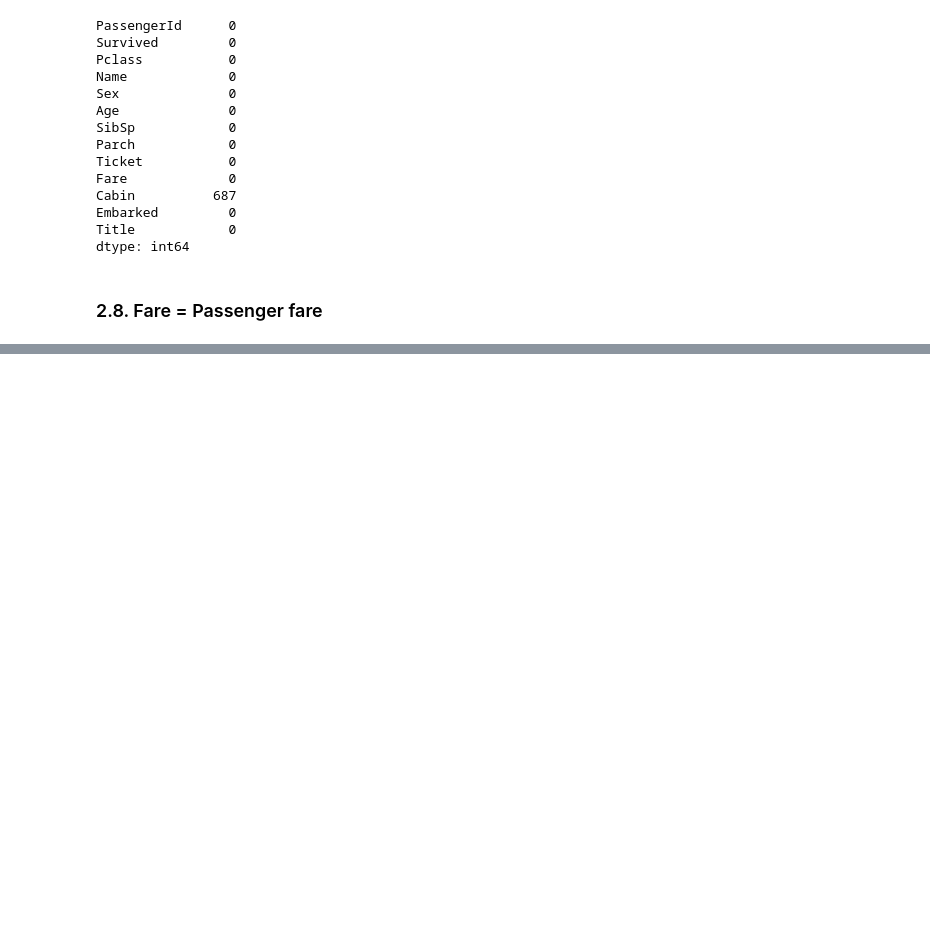
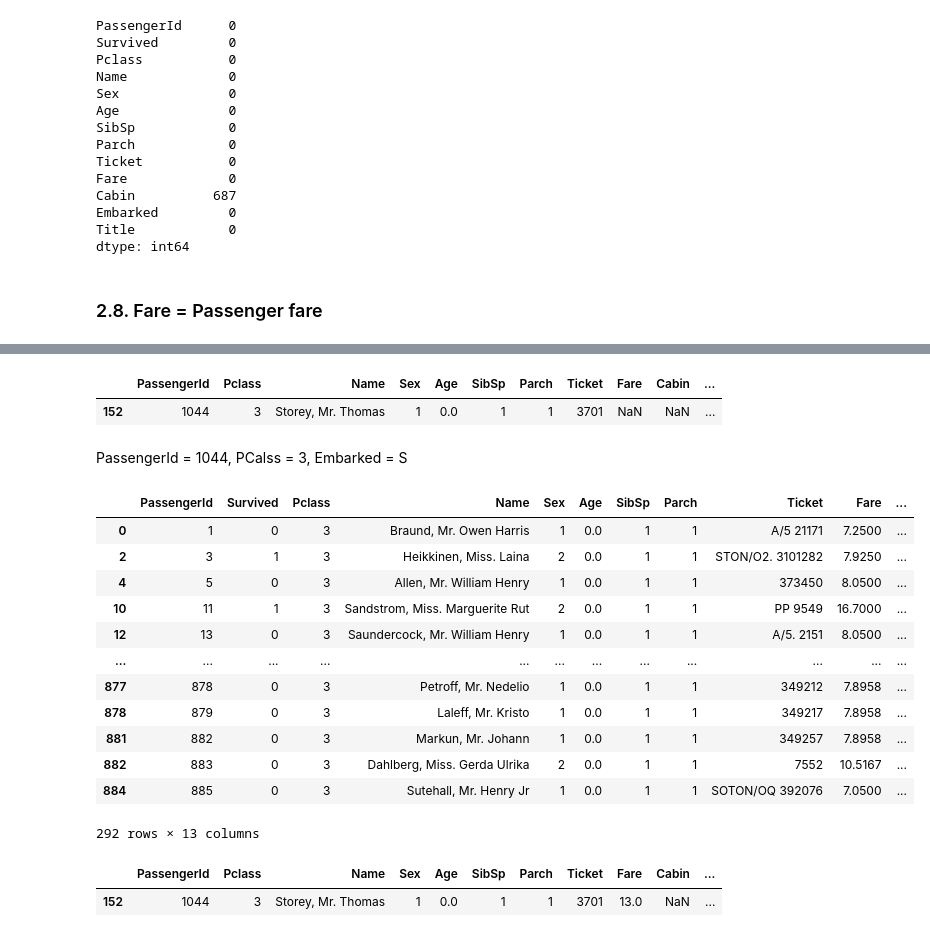
Before and after one commit to mrlee0708/kaggle-titanic, a Jupyter notebook: titanic-miran.ipynb, the cells around one changed output, grey strips where cells are left out. Saved outputs shown, nothing was run; the diff lists cells and outputs as text; code cells hidden in the pictures; blank space fills up the shorter version.

```diff
--- a/titanic-miran.ipynb
+++ b/titanic-miran.ipynb
@@ -533 +537,28 @@ Second	0.00	13.00	14.50	26.00	73.50
 Third	0.00	7.75	8.05	15.10	69.55
+# %%
+Fare_cond = "Fare.isnull()"
+df_Fare = test_df.query(Fare_cond)
+display(df_Fare)
+# %% [output]
+|  | PassengerId | Pclass | Name | Sex | Age | SibSp | Parch | Ticket | Fare | Cabin | ... |
+| 152 | 1044 | 3 | Storey, Mr. Thomas | 1 | 0.0 | 1 | 1 | 3701 | NaN | NaN | ... |
+# %% [markdown]
+PassengerId = 1044, PCalss = 3, Embarked = S
+# %%
+Fare_cond = "(Pclass==3) and (Embarked=='S') and (SibSp==1) and (Parch==1)"
+df_Fare = train_df.query(Fare_cond)
+display(df_Fare)
+# %% [output]
+|  | PassengerId | Survived | Pclass | Name | Sex | Age | SibSp | Parch | Ticket | Fare | ... |
+| 0 | 1 | 0 | 3 | Braund, Mr. Owen Harris | 1 | 0.0 | 1 | 1 | A/5 21171 | 7.2500 | ... |
+| 2 | 3 | 1 | 3 | Heikkinen, Miss. Laina | 2 | 0.0 | 1 | 1 | STON/O2. 3101282 | 7.9250 | ... |
+| 4 | 5 | 0 | 3 | Allen, Mr. William Henry | 1 | 0.0 | 1 | 1 | 373450 | 8.0500 | ... |
+| 10 | 11 | 1 | 3 | Sandstrom, Miss. Marguerite Rut | 2 | 0.0 | 1 | 1 | PP 9549 | 16.7000 | ... |
+| 12 | 13 | 0 | 3 | Saundercock, Mr. William Henry | 1 | 0.0 | 1 | 1 | A/5. 2151 | 8.0500 | ... |
+| ... | ... | ... | ... | ... | ... | ... | ... | ... | ... | ... | ... |
+| 877 | 878 | 0 | 3 | Petroff, Mr. Nedelio | 1 | 0.0 | 1 | 1 | 349212 | 7.8958 | ... |
+| 878 | 879 | 0 | 3 | Laleff, Mr. Kristo | 1 | 0.0 | 1 | 1 | 349217 | 7.8958 | ... |
+| 881 | 882 | 0 | 3 | Markun, Mr. Johann | 1 | 0.0 | 1 | 1 | 349257 | 7.8958 | ... |
+| 882 | 883 | 0 | 3 | Dahlberg, Miss. Gerda Ulrika | 2 | 0.0 | 1 | 1 | 7552 | 10.5167 | ... |
+| 884 | 885 | 0 | 3 | Sutehall, Mr. Henry Jr | 1 | 0.0 | 1 | 1 | SOTON/OQ 392076 | 7.0500 | ... |
+292 rows × 13 columns
@@ -533,0 +567,7 @@ Third	0.00	7.75	8.05	15.10	69.55
+# %%
+Pass_cond = "PassengerId==1044"
+df_Pass_cond = test_df.query(Pass_cond)
+display(df_Pass_cond)
+# %% [output]
+|  | PassengerId | Pclass | Name | Sex | Age | SibSp | Parch | Ticket | Fare | Cabin | ... |
+| 152 | 1044 | 3 | Storey, Mr. Thomas | 1 | 0.0 | 1 | 1 | 3701 | 13.0 | NaN | ... |
```
Also changed, not shown: parts of 6 cells of this notebook.
